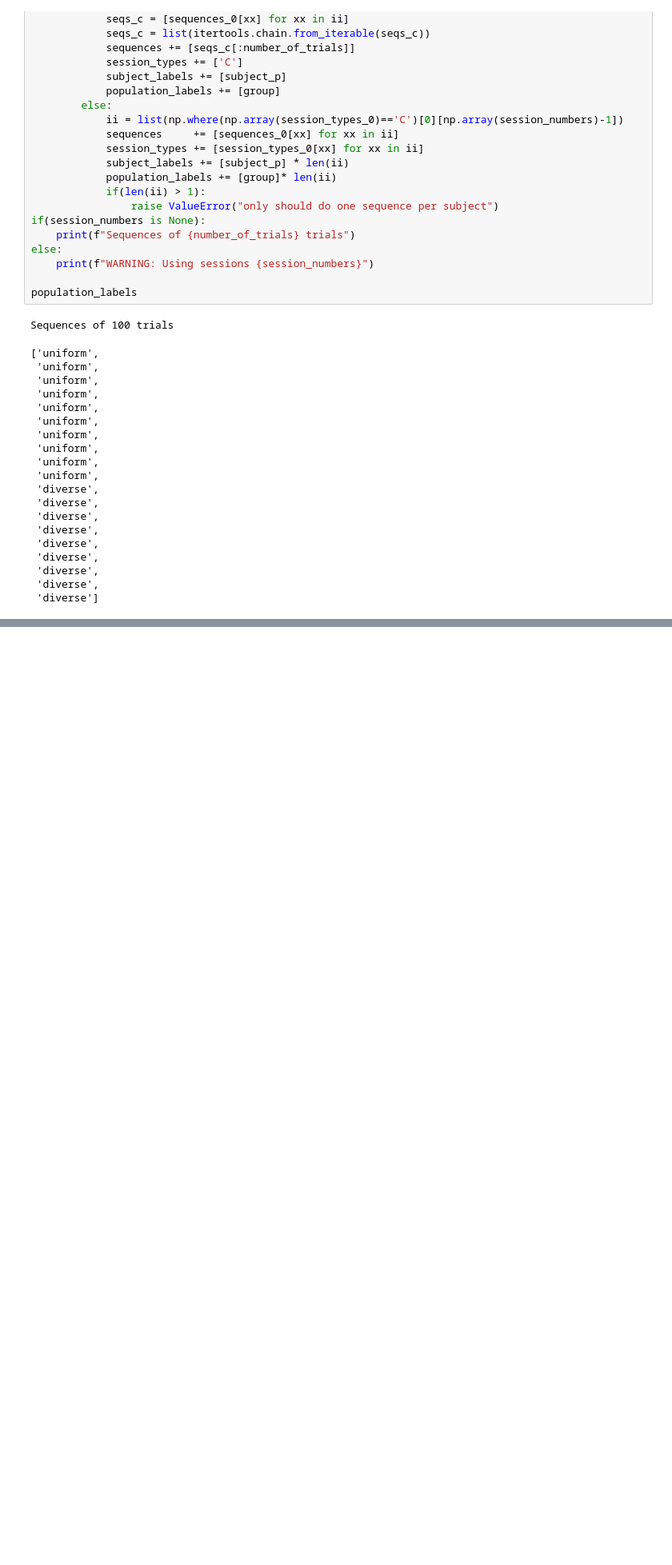
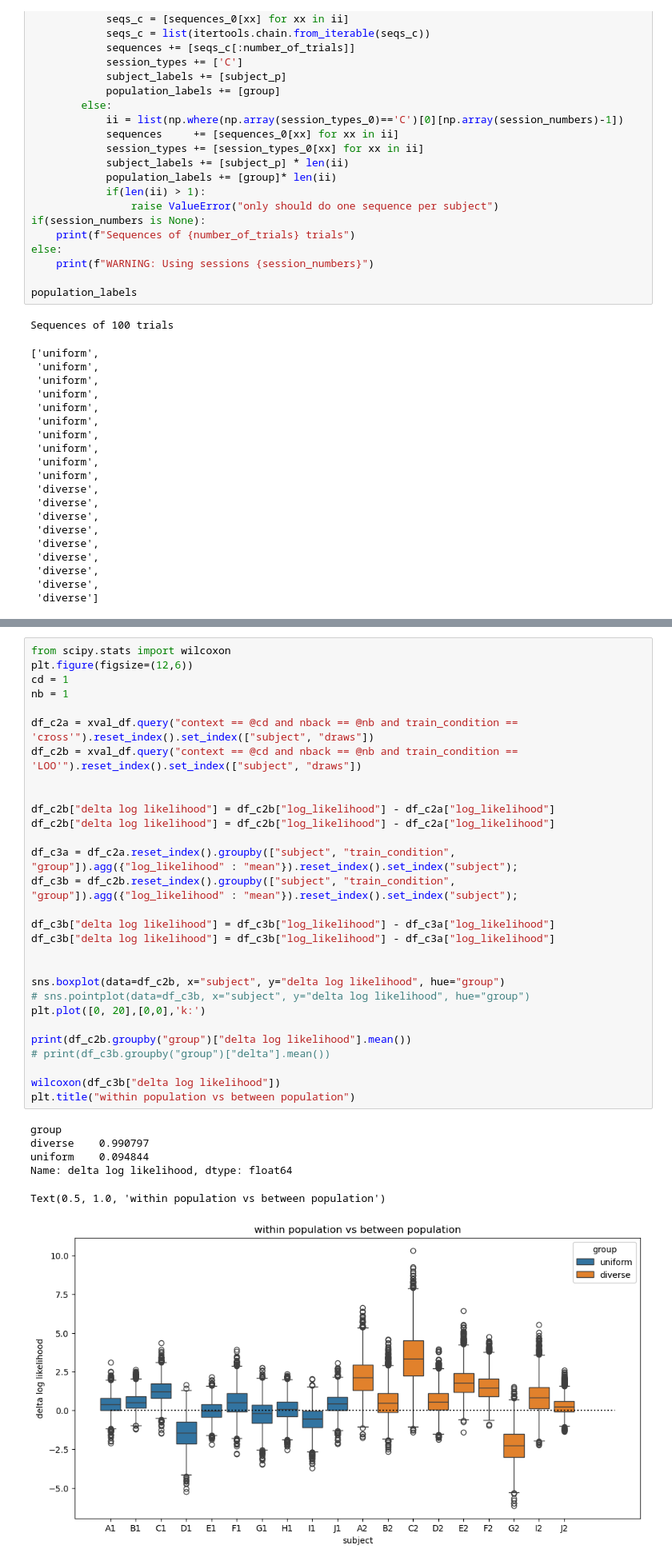
Before and after one commit to latimerk/hddCRP, a Jupyter notebook: fit_rat_data_population_loo.ipynb, the cells around one changed output, grey strips where cells are left out. Shown at 80% size. Cells and saved outputs as stored; diff of their text form; blank space fills up the shorter version.

```diff
--- a/fit_rat_data_population_loo.ipynb
+++ b/fit_rat_data_population_loo.ipynb
@@ -359,0 +330,36 @@ Sampling:  92% (7400/8000)
+# %%
+from scipy.stats import wilcoxon
+plt.figure(figsize=(12,6))
+cd = 1
+nb = 1
+
+df_c2a = xval_df.query("context == @cd and nback == @nb and train_condition == 'cross'").reset_index().set_index(["subject", "draws"])
+df_c2b = xval_df.query("context == @cd and nback == @nb and train_condition == 'LOO'").reset_index().set_index(["subject", "draws"])
+
+
+df_c2b["delta log likelihood"] = df_c2b["log_likelihood"] - df_c2a["log_likelihood"]
+df_c2b["delta log likelihood"] = df_c2b["log_likelihood"] - df_c2a["log_likelihood"]
+
+df_c3a = df_c2a.reset_index().groupby(["subject", "train_condition", "group"]).agg({"log_likelihood" : "mean"}).reset_index().set_index("subject");
+df_c3b = df_c2b.reset_index().groupby(["subject", "train_condition", "group"]).agg({"log_likelihood" : "mean"}).reset_index().set_index("subject");
+
+df_c3b["delta log likelihood"] = df_c3b["log_likelihood"] - df_c3a["log_likelihood"]
+df_c3b["delta log likelihood"] = df_c3b["log_likelihood"] - df_c3a["log_likelihood"]
+
+
+sns.boxplot(data=df_c2b, x="subject", y="delta log likelihood", hue="group")
+# sns.pointplot(data=df_c3b, x="subject", y="delta log likelihood", hue="group")
+plt.plot([0, 20],[0,0],'k:')
+
+print(df_c2b.groupby("group")["delta log likelihood"].mean())
+# print(df_c3b.groupby("group")["delta"].mean())
+
+wilcoxon(df_c3b["delta log likelihood"])
+plt.title("within population vs between population")
+# %% [output]
+group
+diverse    0.990797
+uniform    0.094844
+Name: delta log likelihood, dtype: float64
+Text(0.5, 1.0, 'within population vs between population')
+[figure, added]
```
Also changed, not shown: parts of 6 cells of this notebook, 7 other files.
